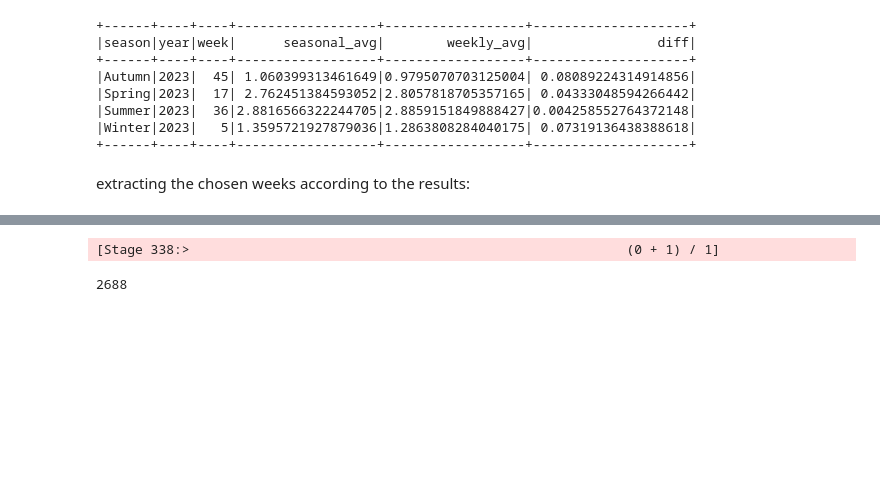
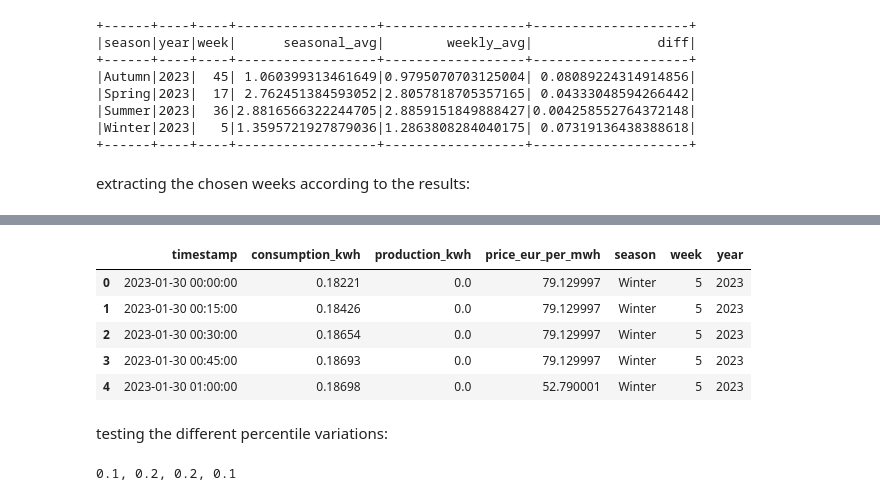
Before and after one commit to TolnaiGergo/EnergyCommunity, a Jupyter notebook: test.ipynb, the cells around one changed output, grey strips where cells are left out. Cells and saved outputs as stored; diff of their text form; code cells hidden in the pictures; blank space fills up the shorter version.

Commit message:
variation added

```diff
--- a/test.ipynb
+++ b/test.ipynb
@@ -484,7 +485,7 @@ def get_season(timestamp):
         return 'Spring'
     elif (month == 6 and day >= 21) or (7 <= month <= 8) or (month == 9 and day <= 21):
         return 'Summer'
-    elif (month == 9 and day >= 22) or (10 <= month <= 11) or (month == 12 and day <= 20):
+    else:
         return 'Autumn'
 
 season_udf = udf(get_season, StringType())
@@ -931,11 +932,10 @@ closest_weeks.select("season","year","week","seasonal_avg","weekly_avg","diff").
 # %% [markdown]
 extracting the chosen weeks according to the results:
 # %%
-test_data = production.withColumn("season",season_udf(col("timestamp")))\
+test_data = spark.createDataFrame(process).withColumn("season",season_udf(col("timestamp")))\
                       .withColumn("week", weekofyear(col("timestamp")))\
                       .withColumn("year",year(col("timestamp")))\
-                      .filter((col("year") == 2023) & ((col("week") == 5) | (col("week") == 17) | (col("week") == 36) | (col("week") == 45)))
-test_data.show()
-
-print(test_data.count())
+                   .filter((col("year") == 2023) & ((col("week") == 5) | (col("week") == 17) | (col("week") == 36) | (col("week") == 45)))
+test_data = test_data.toPandas()
+test_data.head()
 # %% [output]
@@ -959,2 +943,13 @@ only showing top 20 rows
-[Stage 338:>                                                        (0 + 1) / 1]
-2688
+|  | timestamp | consumption_kwh | production_kwh | price_eur_per_mwh | season | week | year |
+| 0 | 2023-01-30 00:00:00 | 0.18221 | 0.0 | 79.129997 | Winter | 5 | 2023 |
+| 1 | 2023-01-30 00:15:00 | 0.18426 | 0.0 | 79.129997 | Winter | 5 | 2023 |
+| 2 | 2023-01-30 00:30:00 | 0.18654 | 0.0 | 79.129997 | Winter | 5 | 2023 |
+| 3 | 2023-01-30 00:45:00 | 0.18693 | 0.0 | 79.129997 | Winter | 5 | 2023 |
+| 4 | 2023-01-30 01:00:00 | 0.18698 | 0.0 | 52.790001 | Winter | 5 | 2023 |
+# %% [markdown]
+testing the different percentile variations:
+# %%
+values = [0.1,0.2,0.3,0.4,0.5,0.6,0.7,0.8]
+variations = list(itertools.product(values,repeat=4))
+# %% [output]
+0.1, 0.2, 0.2, 0.1
```
Also changed, not shown: parts of 6 cells of this notebook.
